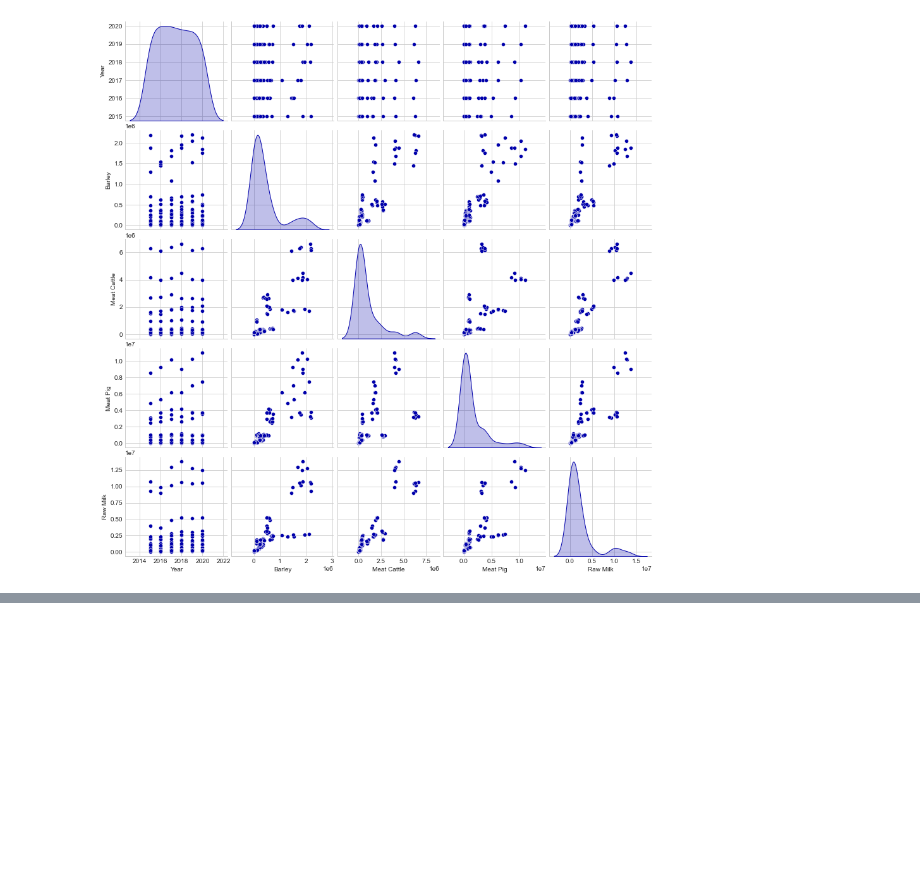
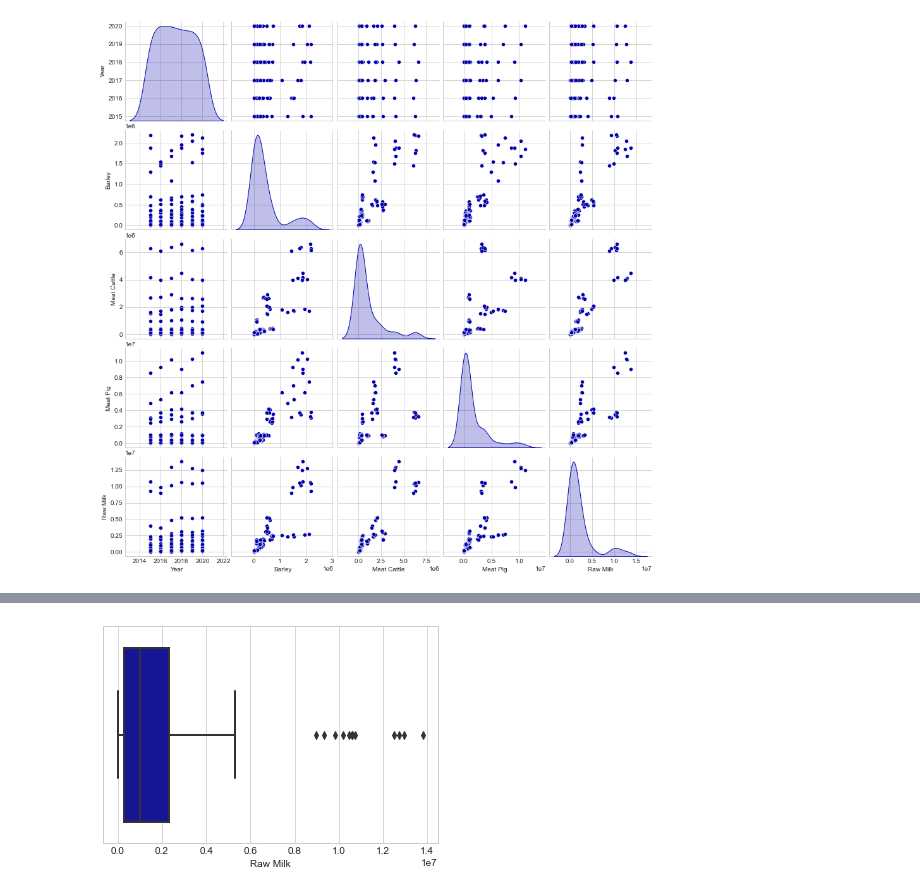
Before and after one commit to jaderleonardo/CA2_Project, a Jupyter notebook: FA_Prod_and_Pop_European.ipynb, the cells around one changed output, grey strips where cells are left out. Drawn from its saved outputs; the diff is of its cells as text; code cells hidden in the pictures; blank space fills up the shorter version.

```diff
--- a/FA_Prod_and_Pop_European.ipynb
+++ b/FA_Prod_and_Pop_European.ipynb
@@ -857,0 +950,6 @@ sns.pairplot(df_prod, diag_kind="kde")
+# %%
+#Boxplot
+sns.boxplot(x=df_prod["Raw Milk"])
+plt.savefig("box_prod4.png")
+# %% [output]
+[figure, added]
```
Also changed, not shown: parts of 12 cells of this notebook, 10 other files.
